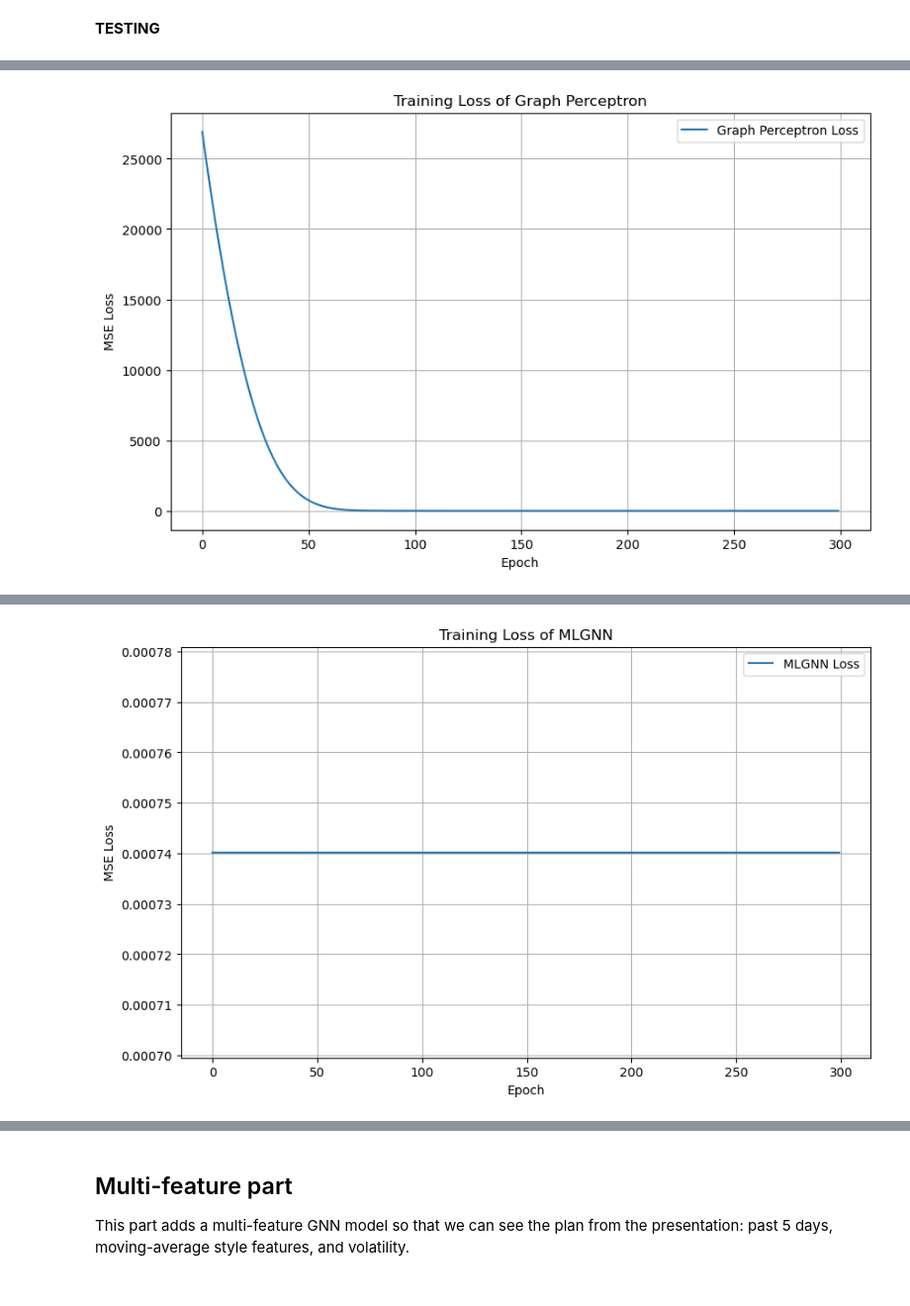
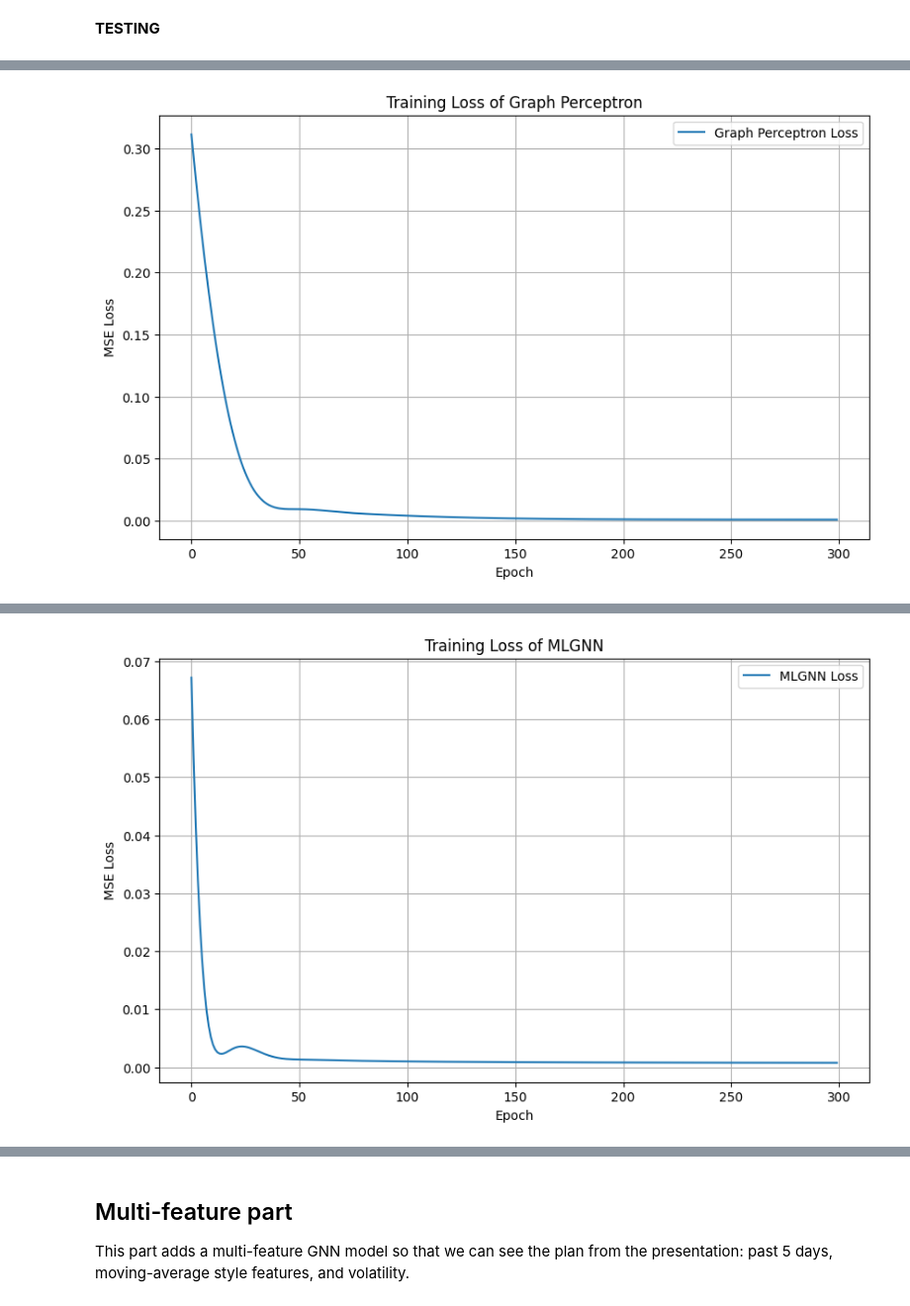
Before and after one commit to ellarubinshtein/stock-gnn, a Jupyter notebook: stock-prediction_multifeature_clean.ipynb, the cells around one changed output, grey strips where cells are left out. Shown at 99% size. Saved outputs shown, nothing was run; the diff lists cells and outputs as text; code cells hidden in the pictures.

```diff
--- a/stock-prediction_multifeature_clean.ipynb
+++ b/stock-prediction_multifeature_clean.ipynb
@@ -228,13 +316,25 @@ corr = stock_graph(y_train)
 corr = normalize_graph(corr)
 corr = torch.tensor(corr, dtype=torch.float32)
 
+# compute statistics from training data!
+x_mean = x_train_tensor.mean(dim=0)
+x_std  = x_train_tensor.std(dim=0) + 1e-8
+
+x_train_tensor_norm = (x_train_tensor - x_mean) / x_std
+x_test_tensor_norm  = (x_test_tensor  - x_mean) / x_std
+
+x_muli_feature_train = x_train_tensor_norm.unsqueeze(1) # shape [B, 1, N]
+x_muli_feature_test = x_test_tensor_norm.unsqueeze(1) # shape [B, 1, N]
+
 K = 3
 gf_model = graph_filter(corr, K)
 gp_model = graph_perceptron(corr, K, nn.ReLU())
 mlgnn_model = MLGNN(corr, l=2, k=[3, 3], sigma=nn.ReLU())
+# mfgf_model = GraphFilterMulti(corr, k=3, f_in=f_in, f_out=1)
+# mfgnn_model = GNNMulti(corr, l=2, k=[3, 3], sigma=nn.ReLU(), f=[f_in, 16, 1])
 
 print("Training Graph Filter...")
-gf_model, gf_losses = train_model(gf_model, x_train_tensor, y_train_tensor)
+gf_model, gf_losses = train_model(gf_model, x_train_tensor_norm, y_train_tensor)
 # plot loss per epoch for graph filter
 plt.figure(figsize=(10, 6))
 plt.plot(gf_losses, label='Graph Filter Loss')
@@ -246,7 +346,7 @@ plt.grid()
 plt.show()
 
 print("Training Graph Perceptron...")
-gp_model, gp_losses = train_model(gp_model, x_train_tensor, y_train_tensor)
+gp_model, gp_losses = train_model(gp_model, x_train_tensor_norm, y_train_tensor)
 # plot loss per epoch for graph perceptron
 plt.figure(figsize=(10, 6))
 plt.plot(gp_losses, label='Graph Perceptron Loss')
@@ -258,7 +358,7 @@ plt.grid()
 plt.show()
 
 print("Training MLGNN...")
-mlgnn_model, mlgnn_losses = train_model(mlgnn_model, x_train_tensor, y_train_tensor)
+mlgnn_model, mlgnn_losses = train_model(mlgnn_model, x_train_tensor_norm, y_train_tensor)
 # plot loss per epoch for MLGNN
 plt.figure(figsize=(10, 6))
 plt.plot(mlgnn_losses, label='MLGNN Loss')
@@ -268,5 +368,31 @@ plt.title('Training Loss of MLGNN')
 plt.legend()
 plt.grid()
 plt.show()
+
+
+# print("Training Multi Feature Filter...")
+# mfgf_model, mfgf_losses = train_model(mfgf_model, x_muli_feature_train, y_train_tensor.unsqueeze(1))
+# # plot loss per epoch for multi feature graph filter
+# plt.figure(figsize=(10, 6))
+# plt.plot(mfgf_losses, label='Multi Feature Graph Filter Loss')
+# plt.xlabel('Epoch')
+# plt.ylabel('MSE Loss')
+# plt.title('Training Loss of Multi Feature Graph Filter')
+# plt.legend()
+# plt.grid()
+# plt.show()
+
+
+# print("Training Multi Feature GNN...")
+# mfgnn_model, mfgnn_losses = train_model(mfgnn_model, x_muli_feature_train, y_train_tensor.unsqueeze(1))
+# # plot loss per epoch for multi feature GNN
+# plt.figure(figsize=(10, 6))
+# plt.plot(mfgnn_losses, label='Multi Feature GNN Loss')
+# plt.xlabel('Epoch')
+# plt.ylabel('MSE Loss')
+# plt.title('Training Loss of Multi Feature GNN')
+# plt.legend()
+# plt.grid()
+# plt.show()
 # %% [output]
 Training Graph Filter...
@@ -307,2 +433,2 @@ Epoch 300/300, Loss: 0.045321
-[figure, old version]
+[figure, new version]
 Training MLGNN...
@@ -325,2 +451,2 @@ Epoch 300/300, Loss: 0.000740
-[figure, old version]
+[figure, new version]
 # %%
```
Also changed, not shown: parts of 21 cells of this notebook, 1 other file.
